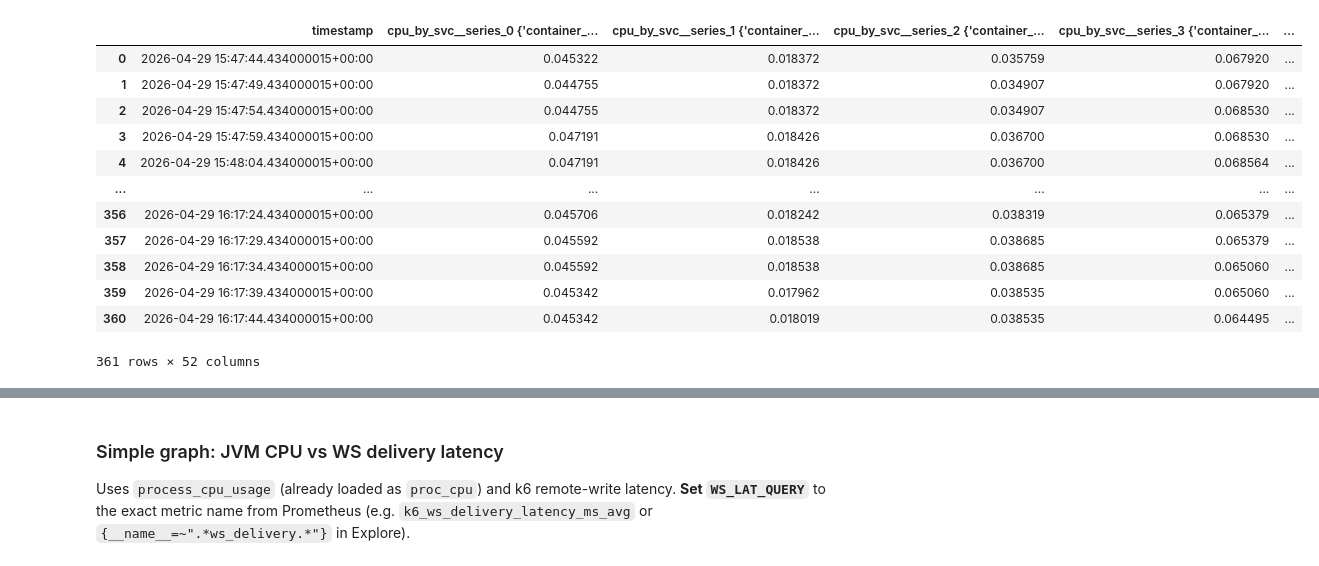
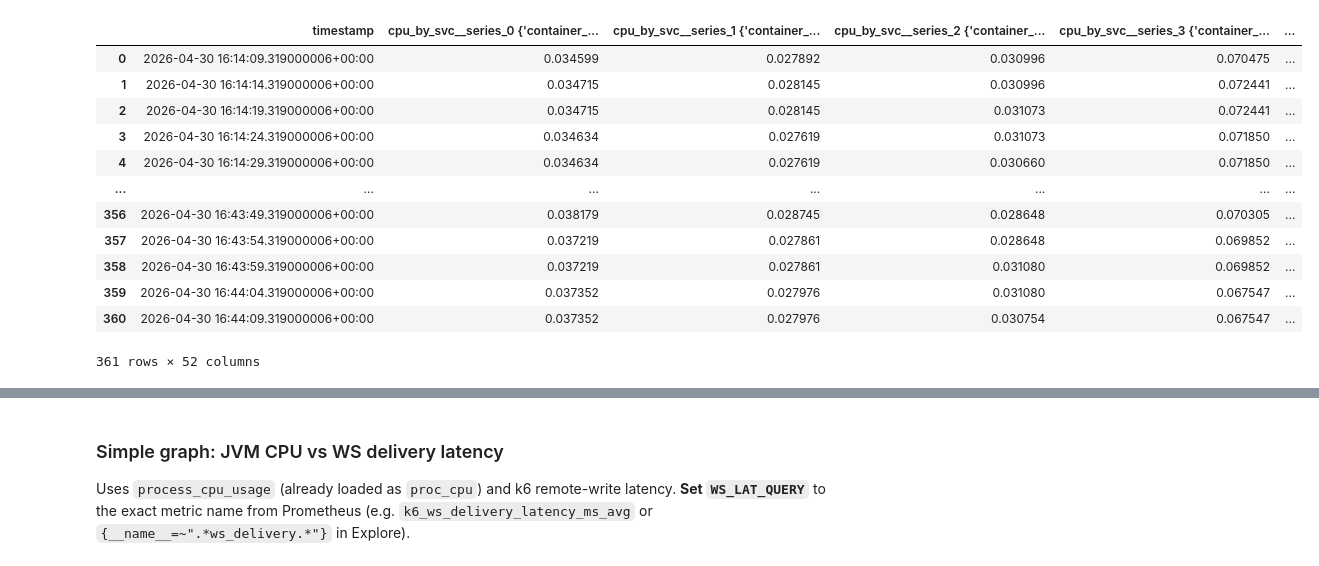
Before and after one commit to jakubjanak2004/chat-data-analysis, a Jupyter notebook: notebooks/intensive_messaging_analysis.ipynb, the cells around one changed output, grey strips where cells are left out. Drawn from its saved outputs; the diff is of its cells as text; code cells hidden in the pictures.

```diff
--- a/notebooks/intensive_messaging_analysis.ipynb
+++ b/notebooks/intensive_messaging_analysis.ipynb
@@ -9,21 +9,21 @@ import src.prometheus_io as pio
 from datetime import datetime, timezone, timedelta
 import matplotlib.pyplot as plt
 # %%
-df = pd.read_csv('../exports/intensive_messaging_eda.csv')
+df = pd.read_csv('../exports/intensive_messaging_eda_3.csv')
 df
 # %% [output]
 |  | timestamp | cpu_by_svc__series_0 {'container_... | cpu_by_svc__series_1 {'container_... | cpu_by_svc__series_2 {'container_... | cpu_by_svc__series_3 {'container_... | ... |
-| 0 | 2026-04-29 15:47:44.434000015+00:00 | 0.045322 | 0.018372 | 0.035759 | 0.067920 | ... |
-| 1 | 2026-04-29 15:47:49.434000015+00:00 | 0.044755 | 0.018372 | 0.034907 | 0.067920 | ... |
-| 2 | 2026-04-29 15:47:54.434000015+00:00 | 0.044755 | 0.018372 | 0.034907 | 0.068530 | ... |
-| 3 | 2026-04-29 15:47:59.434000015+00:00 | 0.047191 | 0.018426 | 0.036700 | 0.068530 | ... |
-| 4 | 2026-04-29 15:48:04.434000015+00:00 | 0.047191 | 0.018426 | 0.036700 | 0.068564 | ... |
+| 0 | 2026-04-30 16:14:09.319000006+00:00 | 0.034599 | 0.027892 | 0.030996 | 0.070475 | ... |
+| 1 | 2026-04-30 16:14:14.319000006+00:00 | 0.034715 | 0.028145 | 0.030996 | 0.072441 | ... |
+| 2 | 2026-04-30 16:14:19.319000006+00:00 | 0.034715 | 0.028145 | 0.031073 | 0.072441 | ... |
+| 3 | 2026-04-30 16:14:24.319000006+00:00 | 0.034634 | 0.027619 | 0.031073 | 0.071850 | ... |
+| 4 | 2026-04-30 16:14:29.319000006+00:00 | 0.034634 | 0.027619 | 0.030660 | 0.071850 | ... |
 | ... | ... | ... | ... | ... | ... | ... |
-| 356 | 2026-04-29 16:17:24.434000015+00:00 | 0.045706 | 0.018242 | 0.038319 | 0.065379 | ... |
-| 357 | 2026-04-29 16:17:29.434000015+00:00 | 0.045592 | 0.018538 | 0.038685 | 0.065379 | ... |
-| 358 | 2026-04-29 16:17:34.434000015+00:00 | 0.045592 | 0.018538 | 0.038685 | 0.065060 | ... |
-| 359 | 2026-04-29 16:17:39.434000015+00:00 | 0.045342 | 0.017962 | 0.038535 | 0.065060 | ... |
-| 360 | 2026-04-29 16:17:44.434000015+00:00 | 0.045342 | 0.018019 | 0.038535 | 0.064495 | ... |
+| 356 | 2026-04-30 16:43:49.319000006+00:00 | 0.038179 | 0.028745 | 0.028648 | 0.070305 | ... |
+| 357 | 2026-04-30 16:43:54.319000006+00:00 | 0.037219 | 0.027861 | 0.028648 | 0.069852 | ... |
+| 358 | 2026-04-30 16:43:59.319000006+00:00 | 0.037219 | 0.027861 | 0.031080 | 0.069852 | ... |
+| 359 | 2026-04-30 16:44:04.319000006+00:00 | 0.037352 | 0.027976 | 0.031080 | 0.067547 | ... |
+| 360 | 2026-04-30 16:44:09.319000006+00:00 | 0.037352 | 0.027976 | 0.030754 | 0.067547 | ... |
 361 rows × 52 columns
 # %%
 # Prepare plotting series from the loaded CSV DataFrame (`df`).
```
Also changed, not shown: parts of 7 cells of this notebook, 3 other files.
